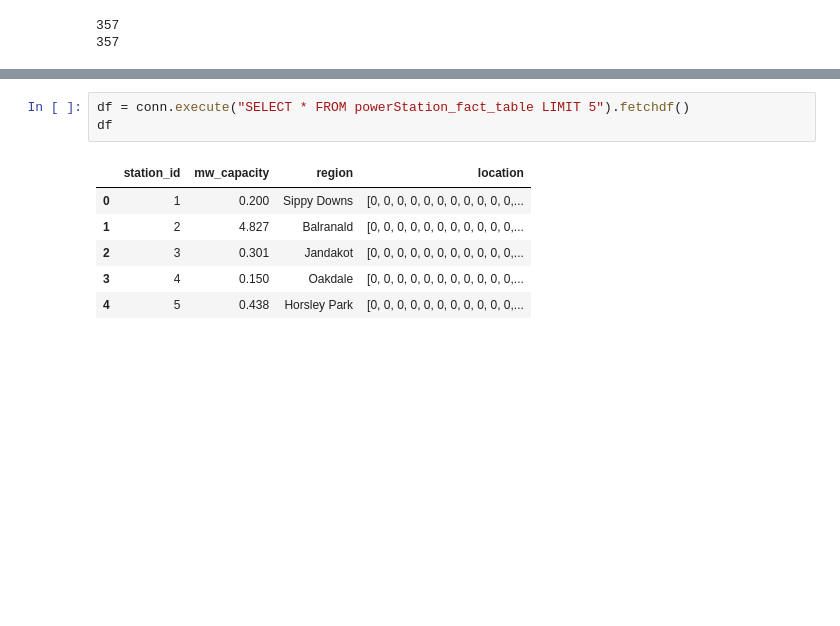
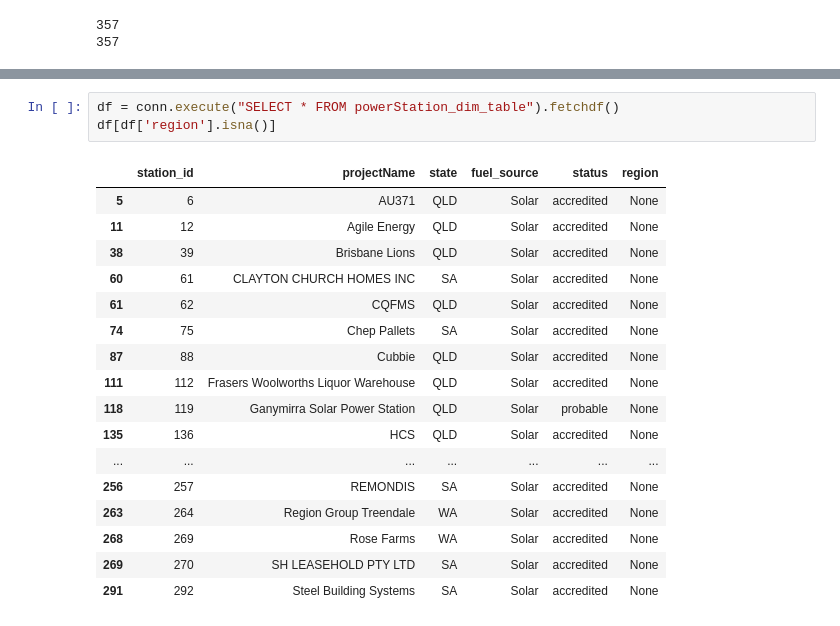
Before and after one commit to joelkurien/COMP5339Assignment, a Jupyter notebook: COMP5339_Ass1.ipynb, the cells around one changed output, grey strips where cells are left out. Drawn from its saved outputs; the diff is of its cells as text; blank space fills up the shorter version.

```diff
--- a/COMP5339_Ass1.ipynb
+++ b/COMP5339_Ass1.ipynb
@@ -722,10 +799,21 @@ conn.execute("SELECT * FROM powerStation_fact_table LIMIT 5").fetchdf()
 # %%
-df = conn.execute("SELECT * FROM powerStation_fact_table LIMIT 5").fetchdf()
-df
+df = conn.execute("SELECT * FROM powerStation_dim_table").fetchdf()
+df[df['region'].isna()]
 # %% [output]
-|  | station_id | mw_capacity | region | location |
-| 0 | 1 | 0.200 | Sippy Downs | [0, 0, 0, 0, 0, 0, 0, 0, 0, 0, 0,... |
-| 1 | 2 | 4.827 | Balranald | [0, 0, 0, 0, 0, 0, 0, 0, 0, 0, 0,... |
-| 2 | 3 | 0.301 | Jandakot | [0, 0, 0, 0, 0, 0, 0, 0, 0, 0, 0,... |
-| 3 | 4 | 0.150 | Oakdale | [0, 0, 0, 0, 0, 0, 0, 0, 0, 0, 0,... |
-| 4 | 5 | 0.438 | Horsley Park | [0, 0, 0, 0, 0, 0, 0, 0, 0, 0, 0,... |
+|  | station_id | projectName | state | fuel_source | status | region |
+| 5 | 6 | AU371 | QLD | Solar | accredited | None |
+| 11 | 12 | Agile Energy | QLD | Solar | accredited | None |
+| 38 | 39 | Brisbane Lions | QLD | Solar | accredited | None |
+| 60 | 61 | CLAYTON CHURCH HOMES INC | SA | Solar | accredited | None |
+| 61 | 62 | CQFMS | QLD | Solar | accredited | None |
+| 74 | 75 | Chep Pallets | SA | Solar | accredited | None |
+| 87 | 88 | Cubbie | QLD | Solar | accredited | None |
+| 111 | 112 | Frasers Woolworths Liquor Warehouse | QLD | Solar | accredited | None |
+| 118 | 119 | Ganymirra Solar Power Station | QLD | Solar | probable | None |
+| 135 | 136 | HCS | QLD | Solar | accredited | None |
+| ... | ... | ... | ... | ... | ... | ... |
+| 256 | 257 | REMONDIS | SA | Solar | accredited | None |
+| 263 | 264 | Region Group Treendale | WA | Solar | accredited | None |
+| 268 | 269 | Rose Farms | WA | Solar | accredited | None |
+| 269 | 270 | SH LEASEHOLD PTY LTD | SA | Solar | accredited | None |
+| 291 | 292 | Steel Building Systems | SA | Solar | accredited | None |
```
Also changed, not shown: parts of 19 cells of this notebook.
